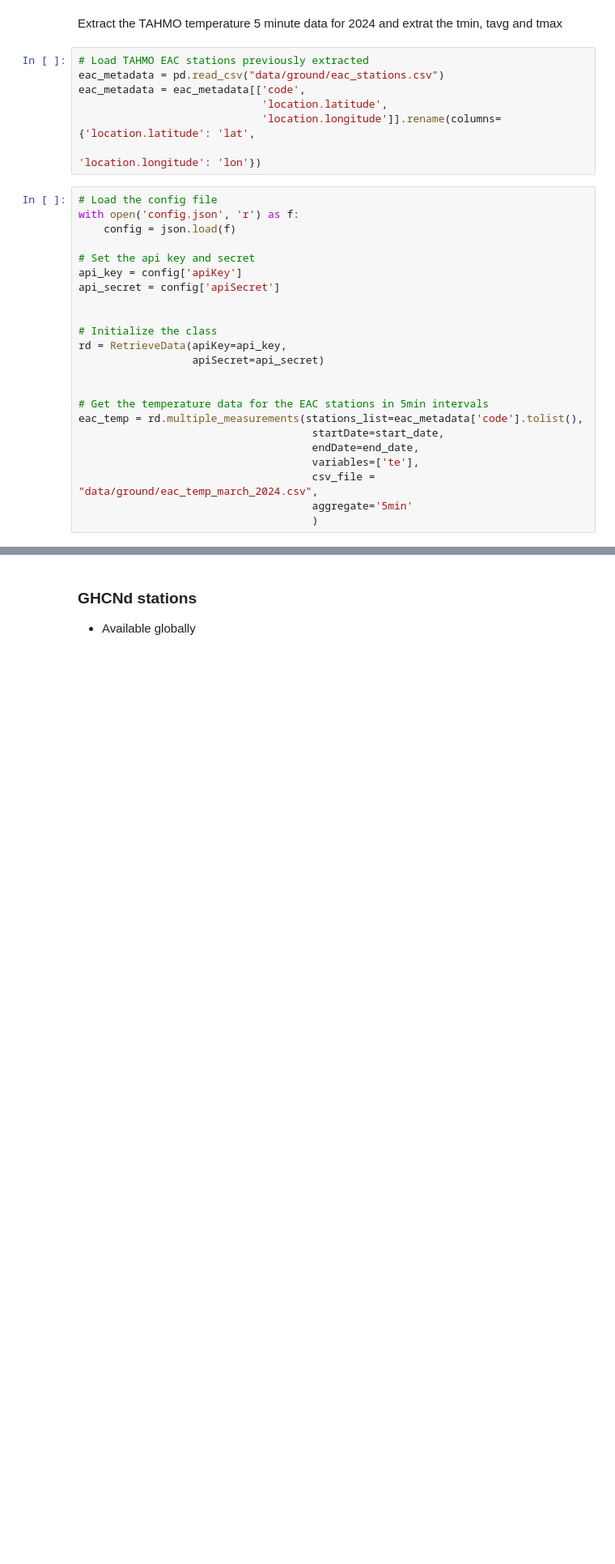
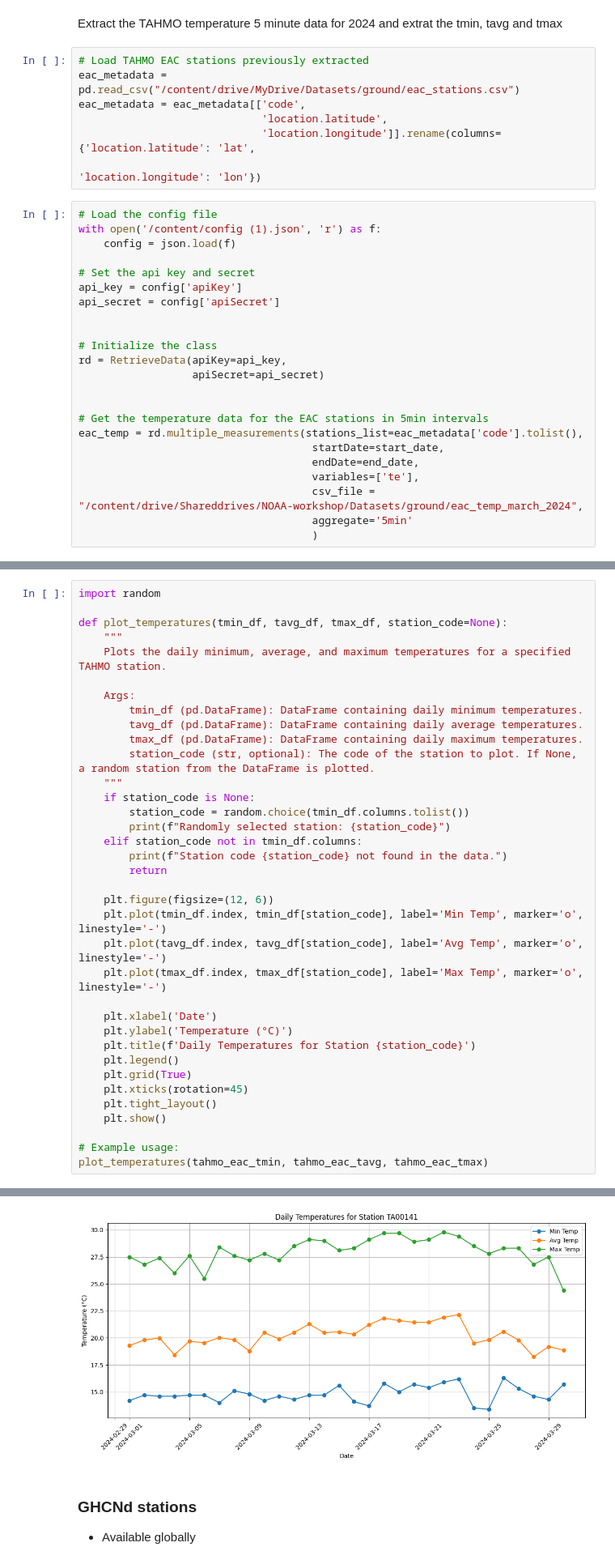
Before and after one commit to kaburia/NOAA-workshop, a Jupyter notebook: 03_Temperature_Quality_PET.ipynb, the cells around one changed output, grey strips where cells are left out. Shown at 81% size. Drawn from its saved outputs; the diff is of its cells as text; blank space fills up the shorter version.

```diff
--- a/03_Temperature_Quality_PET.ipynb
+++ b/03_Temperature_Quality_PET.ipynb
@@ -82,14 +119,14 @@ end_date = '2024-03-31'
 Extract the TAHMO temperature 5 minute data for 2024 and extrat the tmin, tavg and tmax
 # %%
 # Load TAHMO EAC stations previously extracted
-eac_metadata = pd.read_csv("data/ground/eac_stations.csv")
+eac_metadata = pd.read_csv("/content/drive/MyDrive/Datasets/ground/eac_stations.csv")
 eac_metadata = eac_metadata[['code',
                              'location.latitude',
                              'location.longitude']].rename(columns={'location.latitude': 'lat',
                                                                     'location.longitude': 'lon'})
 # %%
 # Load the config file
-with open('config.json', 'r') as f:
+with open('/content/config (1).json', 'r') as f:
     config = json.load(f)
 
 # Set the api key and secret
@@ -107,6 +144,6 @@ eac_temp = rd.multiple_measurements(stations_list=eac_metadata['code'].tolist(),
                                      startDate=start_date,
                                      endDate=end_date,
                                      variables=['te'],
-                                     csv_file = "data/ground/eac_temp_march_2024.csv",
+                                     csv_file = "/content/drive/Shareddrives/NOAA-workshop/Datasets/ground/eac_temp_march_2024",
                                      aggregate='5min'
                                      )
@@ -138,0 +182,37 @@ tahmo_eac_tmax.to_csv("data/ground/eac_tmax_march_2024.csv", index=True)
+# %%
+import random
+
+def plot_temperatures(tmin_df, tavg_df, tmax_df, station_code=None):
+    """
+    Plots the daily minimum, average, and maximum temperatures for a specified TAHMO station.
+
+    Args:
+        tmin_df (pd.DataFrame): DataFrame containing daily minimum temperatures.
+        tavg_df (pd.DataFrame): DataFrame containing daily average temperatures.
+        tmax_df (pd.DataFrame): DataFrame containing daily maximum temperatures.
+        station_code (str, optional): The code of the station to plot. If None, a random station from the DataFrame is plotted.
+    """
+    if station_code is None:
+        station_code = random.choice(tmin_df.columns.tolist())
+        print(f"Randomly selected station: {station_code}")
+    elif station_code not in tmin_df.columns:
+        print(f"Station code {station_code} not found in the data.")
+        return
+
+    plt.figure(figsize=(12, 6))
+    plt.plot(tmin_df.index, tmin_df[station_code], label='Min Temp', marker='o', linestyle='-')
+    plt.plot(tavg_df.index, tavg_df[station_code], label='Avg Temp', marker='o', linestyle='-')
+    plt.plot(tmax_df.index, tmax_df[station_code], label='Max Temp', marker='o', linestyle='-')
+
+    plt.xlabel('Date')
+    plt.ylabel('Temperature (°C)')
+    plt.title(f'Daily Temperatures for Station {station_code}')
+    plt.legend()
+    plt.grid(True)
+    plt.xticks(rotation=45)
+    plt.tight_layout()
+    plt.show()
+
+# Example usage:
+plot_temperatures(tahmo_eac_tmin, tahmo_eac_tavg, tahmo_eac_tmax)
+# %% [output]
@@ -139,3 +220,4 @@ tahmo_eac_tmax.to_csv("data/ground/eac_tmax_march_2024.csv", index=True)
+[figure, added]
 # %% [markdown]
 ### GHCNd stations
 - Available globally
```
Also changed, not shown: parts of 18 cells of this notebook.
